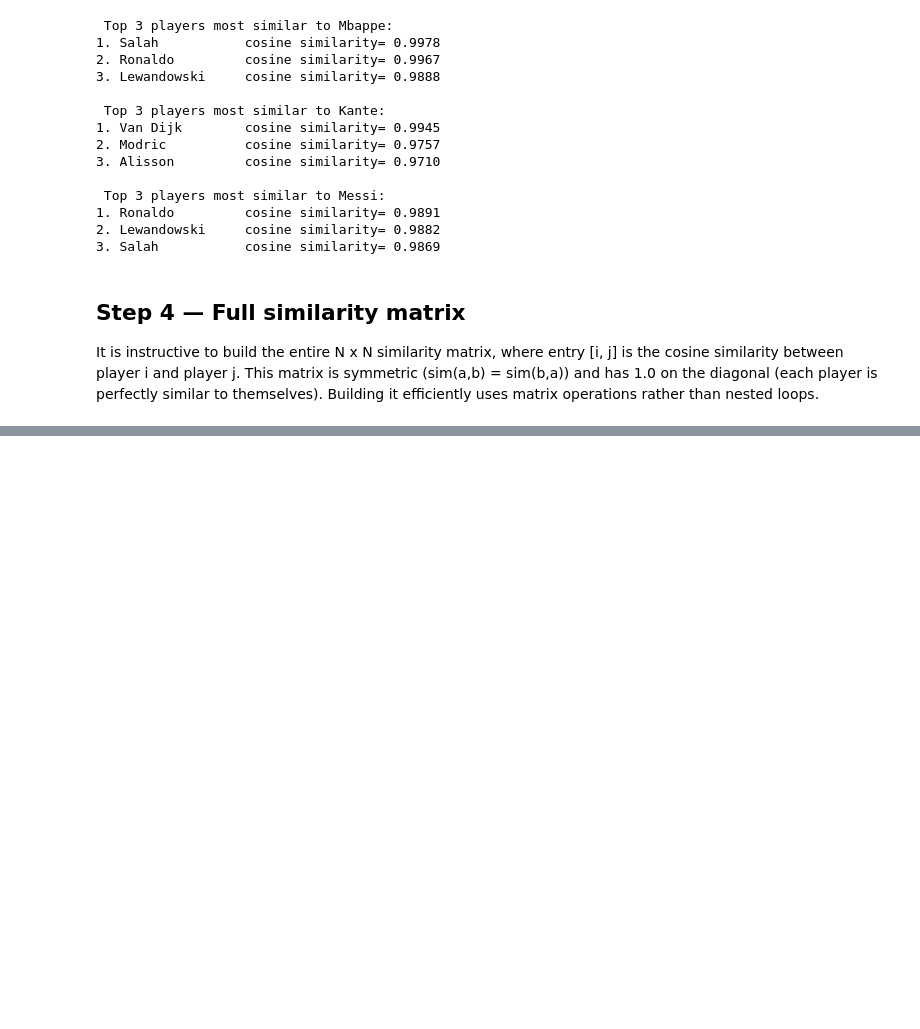
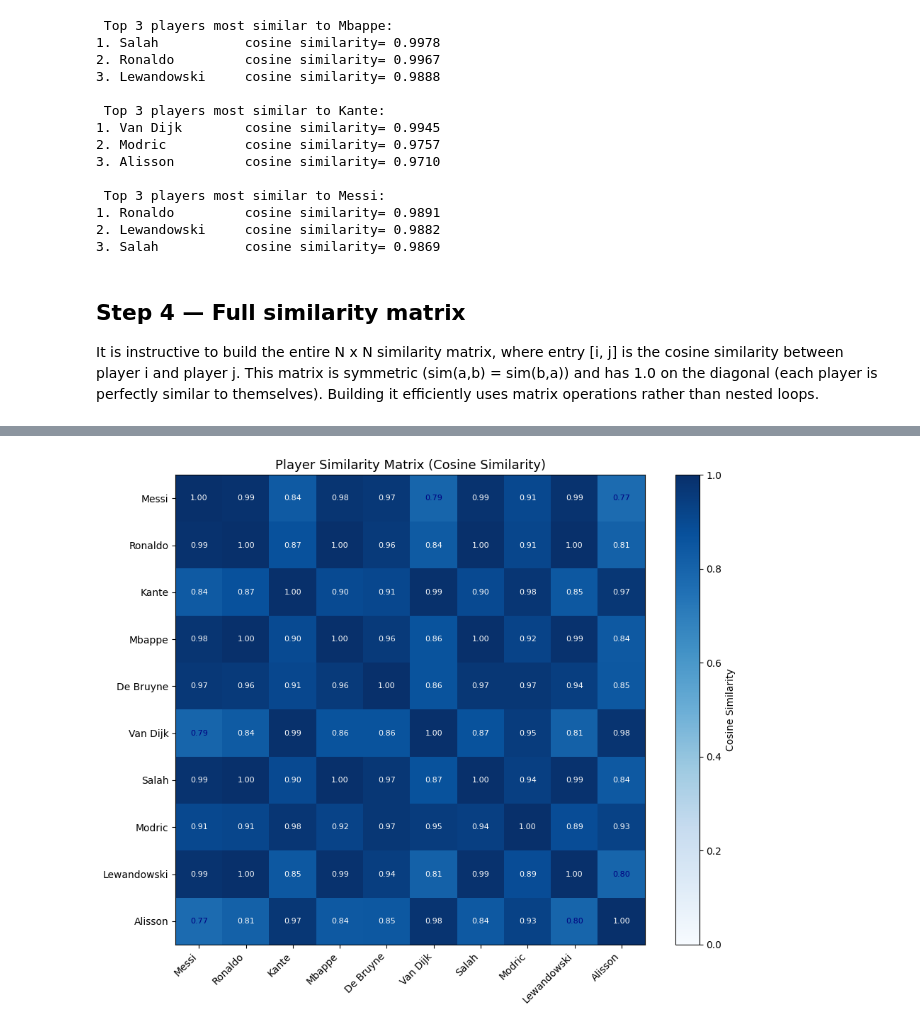
Before and after one commit to iws3/MarkGPT, a Jupyter notebook: contributors/gita/module-02/projects/1_linear_algebra/Sports Vector Analytics.ipynb, the cells around one changed output, grey strips where cells are left out. Saved outputs shown, nothing was run; the diff lists cells and outputs as text; code cells hidden in the pictures; blank space fills up the shorter version.

Commit message:
added visualization for player similarity

```diff
--- a/contributors/gita/module-02/projects/1_linear_algebra/Sports Vector Analytics.ipynb
+++ b/contributors/gita/module-02/projects/1_linear_algebra/Sports Vector Analytics.ipynb
@@ -186,0 +207,22 @@ Diagonal (self-similarity):  [1. 1. 1. 1. 1. 1. 1. 1. 1. 1.]
+# %%
+def plot_similarity_heatmap(C, names):
+    """Plot the cosine similarity matrix as a heatmap"""
+    fig, ax=plt.subplots(figsize=(10,8))
+    im=ax.imshow(C, cmap="Blues", vmin=0, vmax=1)
+    # thick labels on both axes
+    ax.set_xticks(range(len(names)))
+    ax.set_yticks(range(len(names)))
+    ax.set_xticklabels(names, rotation=45, ha='right', fontsize=10)
+    ax.set_yticklabels(names, fontsize=10)
+
+    # annotate each cell with its values
+    for i in range(len(names)):
+        for j in range(len(names)):
+            ax.text(j, i, f'{C[i,j]:.2f}', ha='center', va='center', fontsize=8, color='navy' if C[i, j] < 0.8 else 'white')
+    plt.colorbar(im, ax=ax, label='Cosine Similarity')
+    ax.set_title('Player Similarity Matrix (Cosine Similarity)',fontsize=13)
+    plt.tight_layout()
+    plt.show()
+plot_similarity_heatmap(C, names)
+# %% [output]
+[figure, added]
```
Also changed, not shown: parts of 2 cells of this notebook.
